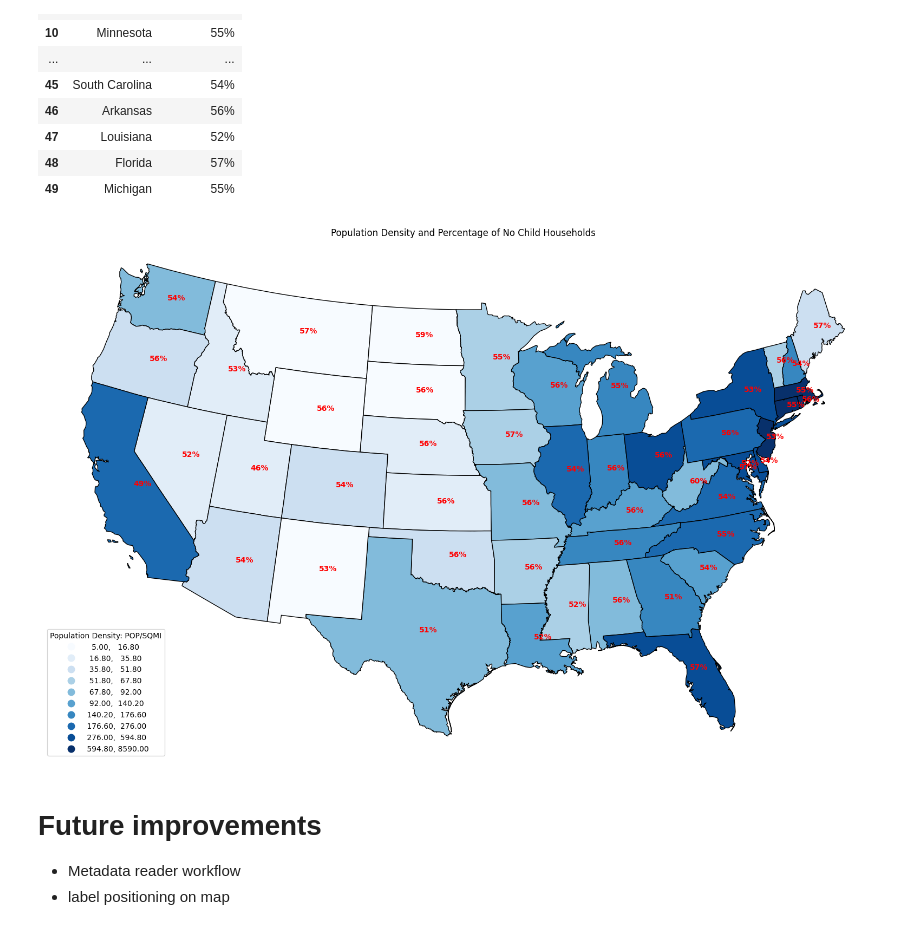
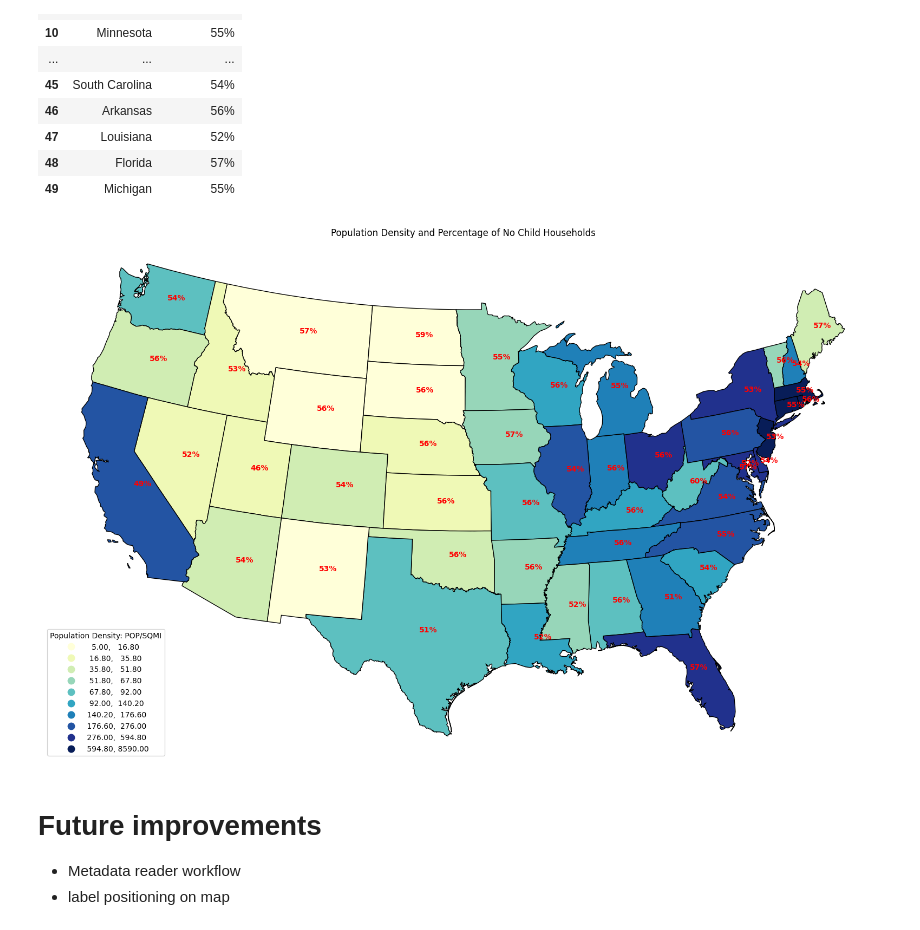
Before and after one commit to freecircuit/Advanced_GIS_TESC, a Jupyter notebook: Lab1_states/states.ipynb, the cells around one changed output. Cells and saved outputs as stored; diff of their text form; code cells hidden in the pictures.

```diff
--- a/Lab1_states/states.ipynb
+++ b/Lab1_states/states.ipynb
@@ -287,27 +287,27 @@ states[['STATE_NAME', 'pc_HH_N_C']]
 # %%
 #plot Population density with labels of percentage on no child HHs
 base = states.plot(column='POP_DENS',
             scheme='quantiles',
             k=10,
-            cmap='Blues',
+            cmap='YlGnBu',
             edgecolor = 'black',
             legend=True,
             figsize=(20, 20),
             legend_kwds = {'loc': 'lower left', 'title':'Population Density: POP/SQMI'},
             label=states['pc_HH_N_C']
             )
 base.set_axis_off()
 base.set_title('Population Density and Percentage of No Child Households')
 
 #iterate though each state and set labels
 for pct, geo in zip(states['pc_HH_N_C'], states['geometry']):
     loc = geo.centroid
     base.text(loc.x, loc.y, pct, c='red', weight='bold')
 
 #Definietly want to refine positioning labels
-plt.tofig(OUTPUT / 'POP_DENS_N_C.png', dpi=300)
+plt.savefig(OUTPUT / 'POP_DENS_N_C.png', dpi=300)
 # %% [output]
-[figure, old version]
+[figure, new version]
 # %% [markdown]
 # Future improvements
 - Metadata reader workflow
```
Also changed, not shown: 1 other file.
